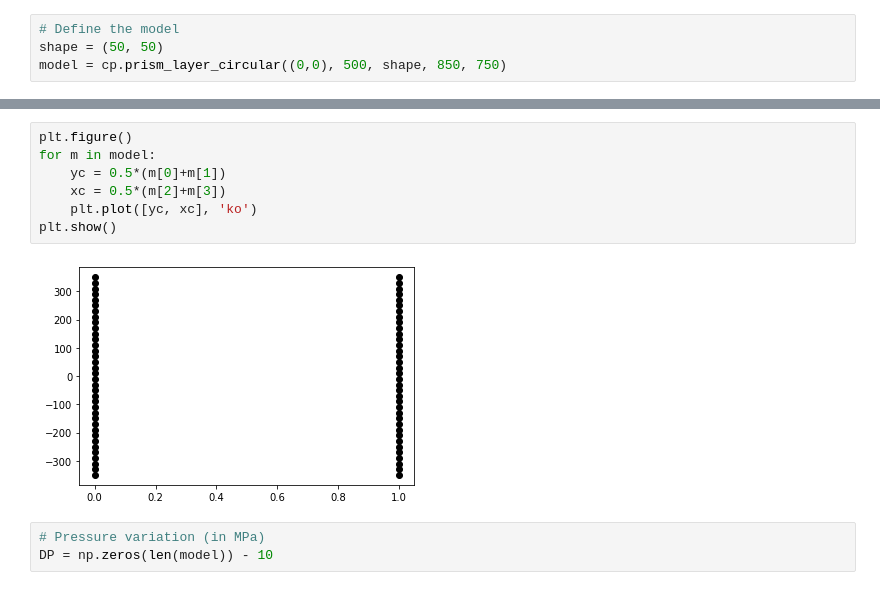
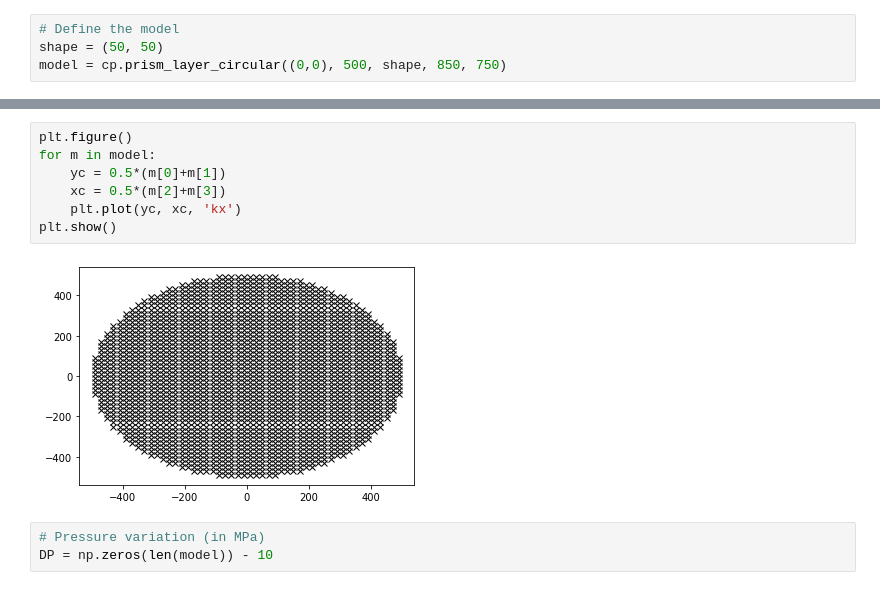
Before and after one commit to pinga-lab/DisReserv, a Jupyter notebook: code/Munoz_Roehl_2017_figs78.ipynb, the cells around one changed output, grey strips where cells are left out. Cells and saved outputs as stored; diff of their text form.

```diff
--- a/code/Munoz_Roehl_2017_figs78.ipynb
+++ b/code/Munoz_Roehl_2017_figs78.ipynb
@@ -19,12 +19,12 @@ array([-360., -340., -360., -340.,  850.,  750.])
 # %%
 plt.figure()
 for m in model:
     yc = 0.5*(m[0]+m[1])
     xc = 0.5*(m[2]+m[3])
-    plt.plot([yc, xc], 'ko')
+    plt.plot(yc, xc, 'kx')
 plt.show()
 # %% [output]
-[figure, old version]
+[figure, new version]
 # %%
 # Pressure variation (in MPa)
 DP = np.zeros(len(model)) - 10
```
Also changed, not shown: parts of 2 cells of this notebook, 4 other files.
